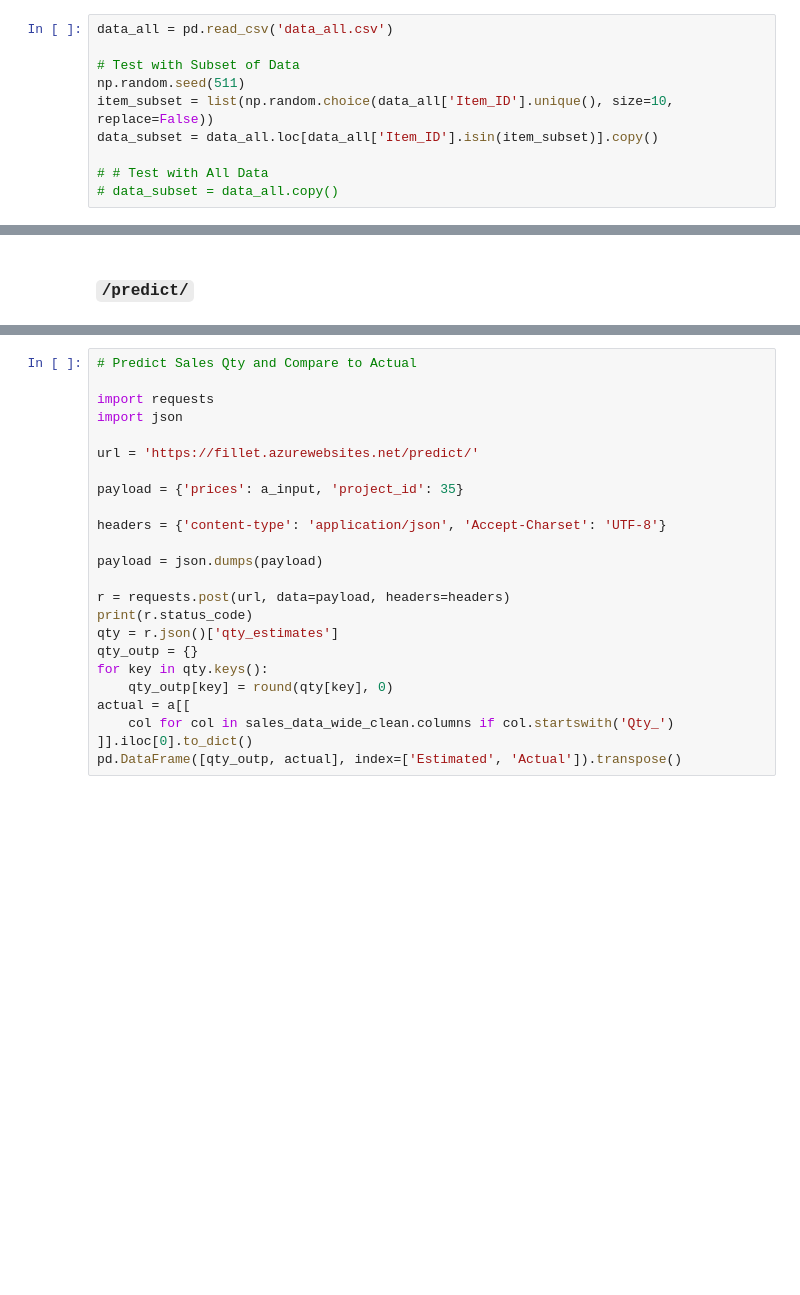
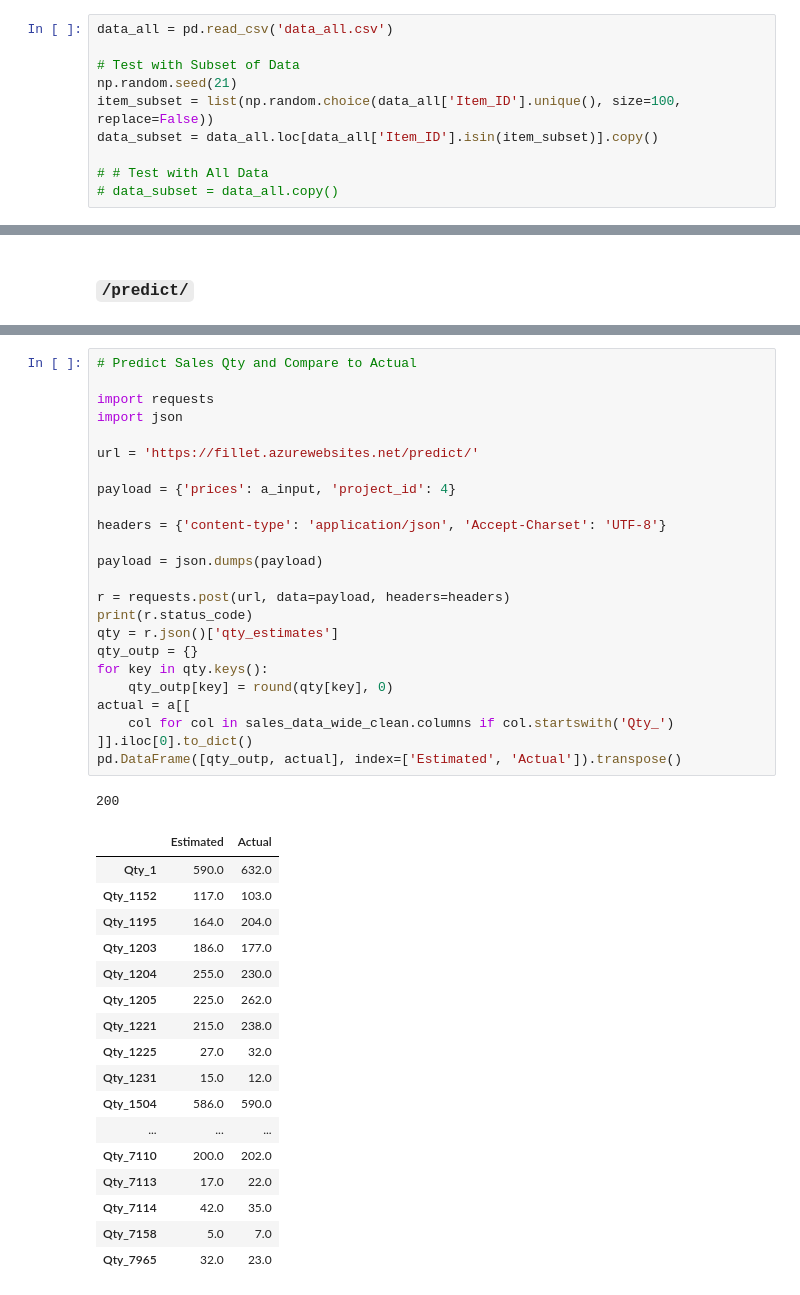
Before and after one commit to sutd-rms/fillet-flask, a Jupyter notebook: Test Environment-Azure.ipynb, the cells around one changed output, grey strips where cells are left out. Drawn from its saved outputs; the diff is of its cells as text; blank space fills up the shorter version.

```diff
--- a/Test Environment-Azure.ipynb
+++ b/Test Environment-Azure.ipynb
@@ -6,8 +6,8 @@ import pickle as p
 data_all = pd.read_csv('data_all.csv')
 
 # Test with Subset of Data
-np.random.seed(511)
-item_subset = list(np.random.choice(data_all['Item_ID'].unique(), size=10, replace=False))
+np.random.seed(21)
+item_subset = list(np.random.choice(data_all['Item_ID'].unique(), size=100, replace=False))
 data_subset = data_all.loc[data_all['Item_ID'].isin(item_subset)].copy()
 
 # # Test with All Data
@@ -138,24 +171,43 @@ Input Prices Quantities:
 # %%
 # Predict Sales Qty and Compare to Actual
 
 import requests
 import json
 
 url = 'https://fillet.azurewebsites.net/predict/'
 
-payload = {'prices': a_input, 'project_id': 35}
+payload = {'prices': a_input, 'project_id': 4}
 
 headers = {'content-type': 'application/json', 'Accept-Charset': 'UTF-8'}
 
 payload = json.dumps(payload)
 
 r = requests.post(url, data=payload, headers=headers)
 print(r.status_code)
 qty = r.json()['qty_estimates']
 qty_outp = {}
 for key in qty.keys():
     qty_outp[key] = round(qty[key], 0)
 actual = a[[
     col for col in sales_data_wide_clean.columns if col.startswith('Qty_')
 ]].iloc[0].to_dict()
 pd.DataFrame([qty_outp, actual], index=['Estimated', 'Actual']).transpose()
+# %% [output]
+200
+|  | Estimated | Actual |
+| Qty_1 | 590.0 | 632.0 |
+| Qty_1152 | 117.0 | 103.0 |
+| Qty_1195 | 164.0 | 204.0 |
+| Qty_1203 | 186.0 | 177.0 |
+| Qty_1204 | 255.0 | 230.0 |
+| Qty_1205 | 225.0 | 262.0 |
+| Qty_1221 | 215.0 | 238.0 |
+| Qty_1225 | 27.0 | 32.0 |
+| Qty_1231 | 15.0 | 12.0 |
+| Qty_1504 | 586.0 | 590.0 |
+| ... | ... | ... |
+| Qty_7110 | 200.0 | 202.0 |
+| Qty_7113 | 17.0 | 22.0 |
+| Qty_7114 | 42.0 | 35.0 |
+| Qty_7158 | 5.0 | 7.0 |
+| Qty_7965 | 32.0 | 23.0 |
```
Also changed, not shown: parts of 7 cells of this notebook, 1 other file.
